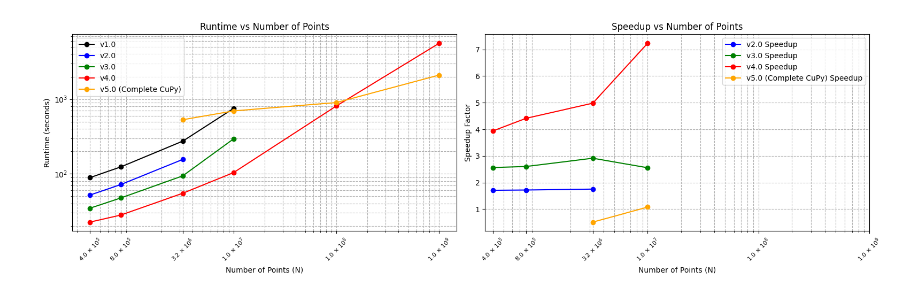
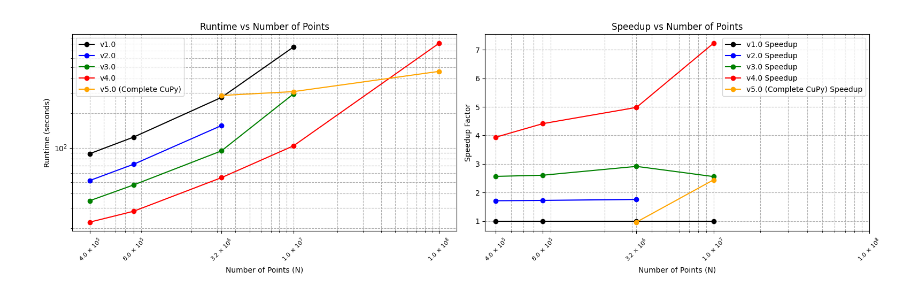
Before and after one commit to ut-padas/affini, a Jupyter notebook: docs/speedup.ipynb, the cells around one changed output. Saved outputs shown, nothing was run; the diff lists cells and outputs as text; code cells hidden in the pictures.

```diff
--- a/docs/speedup.ipynb
+++ b/docs/speedup.ipynb
@@ -5,29 +5,29 @@ import pandas as pd
 
 f = 7
 version_times_vs_n = [
-    [400_000, 89, 52, 34.7, 22.6, np.nan, np.nan],
-    [800_000, 124, 72, 47.6, 28.1, np.nan, np.nan],
-    [3_200_000, 274, 156, 94, 55.0, 530, 49],
-    [10_000_000, 752, np.nan, 294, 104, 696, np.nan],
-    [100_000_000, np.nan, np.nan, np.nan, 811, 900, np.nan],
-    [1_000_000_000, np.nan, np.nan, np.nan, 800 * f, 300 * f, np.nan],
+    [400_000, 89, 52, 34.7, 22.6, np.nan],
+    [800_000, 124, 72, 47.6, 28.1, np.nan],
+    [3_200_000, 274, 156, 94, 55.0, 285],
+    [10_000_000, 752, np.nan, 294, 104, 308],
+    [100_000_000, np.nan, np.nan, np.nan, 811, 462],
+    # [1_000_000_000, np.nan, np.nan, np.nan, 800 * f, 300 * f],
 ]
-labels = ["N", "v1.0", "v2.0", "v3.0", "v4.0", "v5.0 (Complete CuPy)", "v6.0 (Hybrid CuPy + NumPy)"]
+labels = ["N", "v1.0", "v2.0", "v3.0", "v4.0", "v5.0 (Complete CuPy)"]
+speed_baseline_col = "v1.0"
 df = pd.DataFrame(version_times_vs_n, columns=labels)
-df["speedup_v2.0"] = df["v1.0"] / df["v2.0"]
-df["speedup_v3.0"] = df["v1.0"] / df["v3.0"]
-df["speedup_v4.0"] = df["v1.0"] / df["v4.0"]
-df["speedup_v5.0 (Complete CuPy)"] = df["v1.0"] / df["v5.0 (Complete CuPy)"]
+df["speedup_v1.0"] = df[speed_baseline_col] / df["v1.0"]
+df["speedup_v2.0"] = df[speed_baseline_col] / df["v2.0"]
+df["speedup_v3.0"] = df[speed_baseline_col] / df["v3.0"]
+df["speedup_v4.0"] = df[speed_baseline_col] / df["v4.0"]
+df["speedup_v5.0 (Complete CuPy)"] = df[speed_baseline_col] / df["v5.0 (Complete CuPy)"]
 
 # Define versions and colors
-versions = ["v2.0", "v3.0", "v4.0", "v5.0 (Complete CuPy)"]
-colors = ["blue", "green", "red", "orange"]
+versions = ["v1.0", "v2.0", "v3.0", "v4.0", "v5.0 (Complete CuPy)"]
+colors = ["black", "blue", "green", "red", "orange"]
 
 # Plot subplot of runtimes vs N and speedups vs N
 fig, (ax1, ax2) = plt.subplots(1, 2, figsize=(16, 5))
 
-# Plot v1.0 runtime
-ax1.plot(df["N"], df["v1.0"], marker="o", label="v1.0", color="black")
 
 # Loop over versions for runtime
 for i, version in enumerate(versions):
@@ -64,32 +64,32 @@ ax1.set_xlabel("Number of Points (N)")
 ax1.set_ylabel("Runtime (seconds)")
 ax1.set_title("Runtime vs Number of Points")
 ax1.grid(True, which="both", ls="--")
 ax1.legend()
 
-# Loop over versions for speedup
+# Loop over
 for i, version in enumerate(versions):
     speedup_col = f"speedup_{version}"
     ax2.plot(
         df["N"],
         df[speedup_col],
         marker="o",
         label=f"{version} Speedup",
         color=colors[i],
     )
 
 ax2.set_xscale("log")
 ax2.set_xticks(xticks)
 ax2.set_xticklabels(
     x_ticks_helper(xticks),
     rotation=45,
     fontsize=8,
 )
 ax2.set_xlabel("Number of Points (N)")
 ax2.set_ylabel("Speedup Factor")
 ax2.set_title("Speedup vs Number of Points")
 ax2.grid(True, which="both", ls="--")
 ax2.legend()
 
 plt.tight_layout()
 # %% [output]
-[figure, old version]
+[figure, new version]
```
Also changed, not shown: 1 other file.
